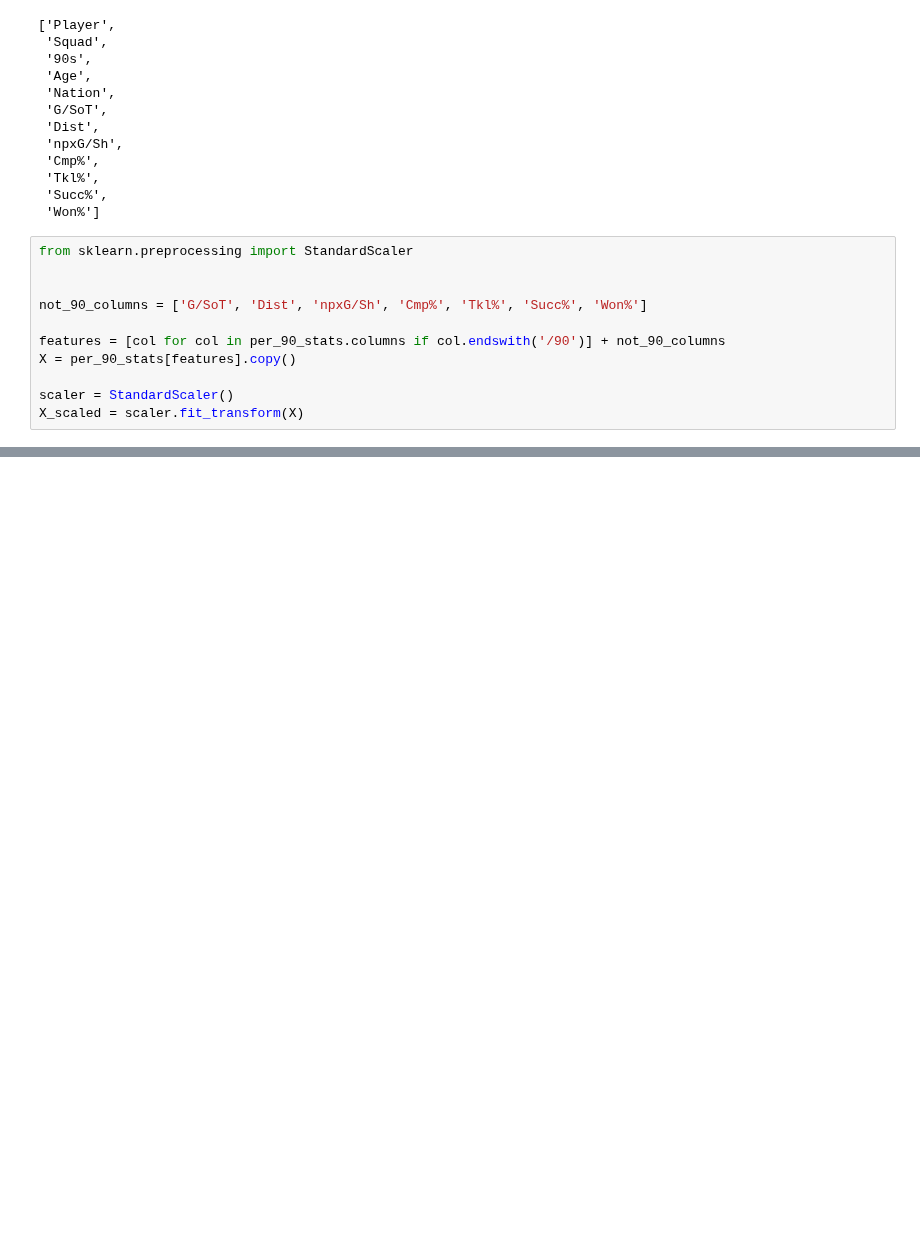
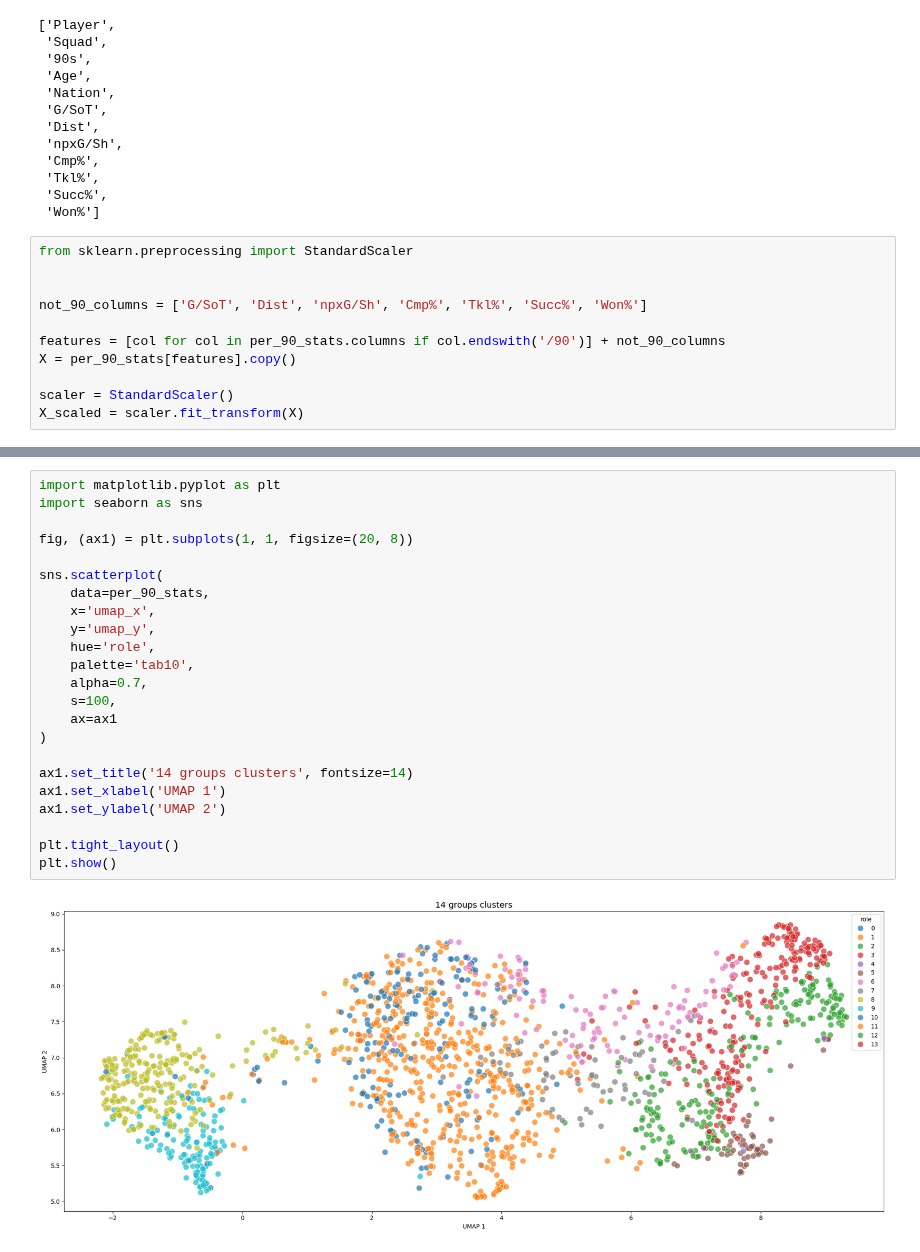
Before and after one commit to levokond/clustering-players-profiles, a Jupyter notebook: fbref_clustering.ipynb, the cells around one changed output, grey strips where cells are left out. Saved outputs shown, nothing was run; the diff lists cells and outputs as text; blank space fills up the shorter version.

```diff
--- a/fbref_clustering.ipynb
+++ b/fbref_clustering.ipynb
@@ -275,0 +325,25 @@ X_scaled = scaler.fit_transform(X)
+# %%
+import matplotlib.pyplot as plt
+import seaborn as sns
+
+fig, (ax1) = plt.subplots(1, 1, figsize=(20, 8))
+
+sns.scatterplot(
+    data=per_90_stats,
+    x='umap_x',
+    y='umap_y',
+    hue='role',
+    palette='tab10',
+    alpha=0.7,
+    s=100,
+    ax=ax1
+)
+
+ax1.set_title('14 groups clusters', fontsize=14)
+ax1.set_xlabel('UMAP 1')
+ax1.set_ylabel('UMAP 2')
+
+plt.tight_layout()
+plt.show()
+# %% [output]
+[figure, added]
```
Also changed, not shown: parts of 3 cells of this notebook.
